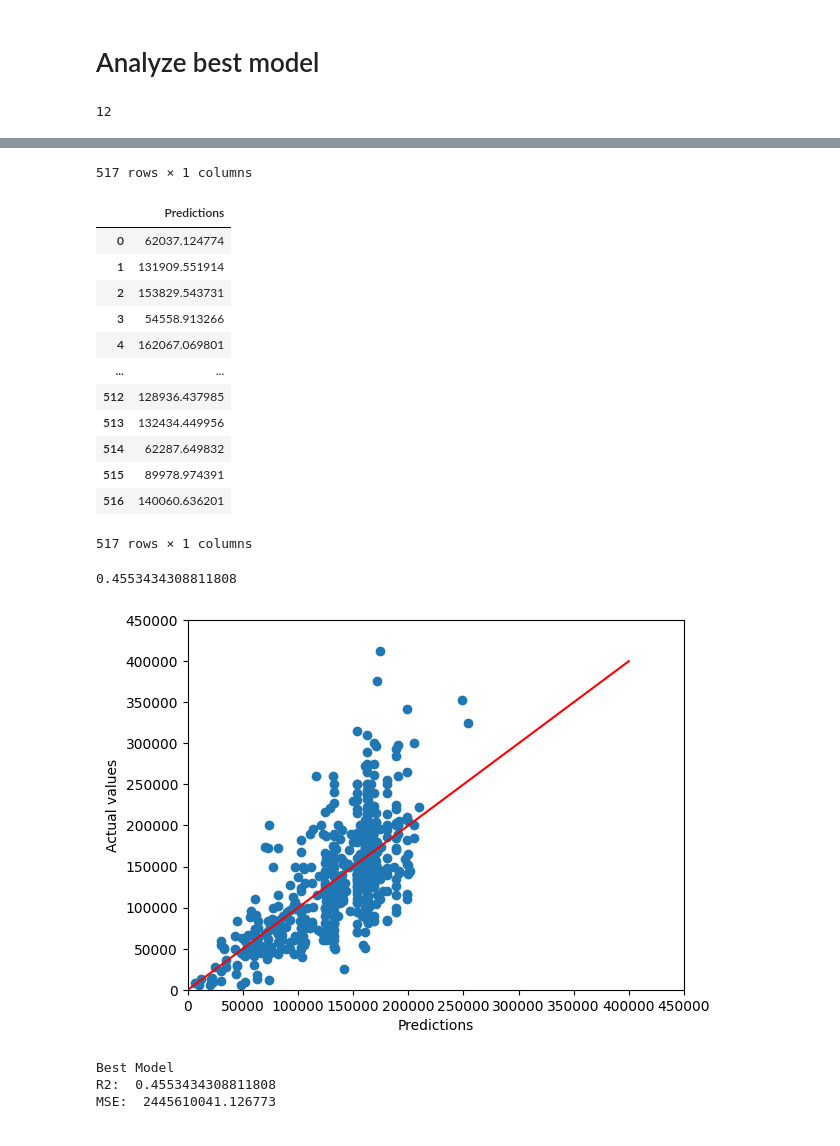
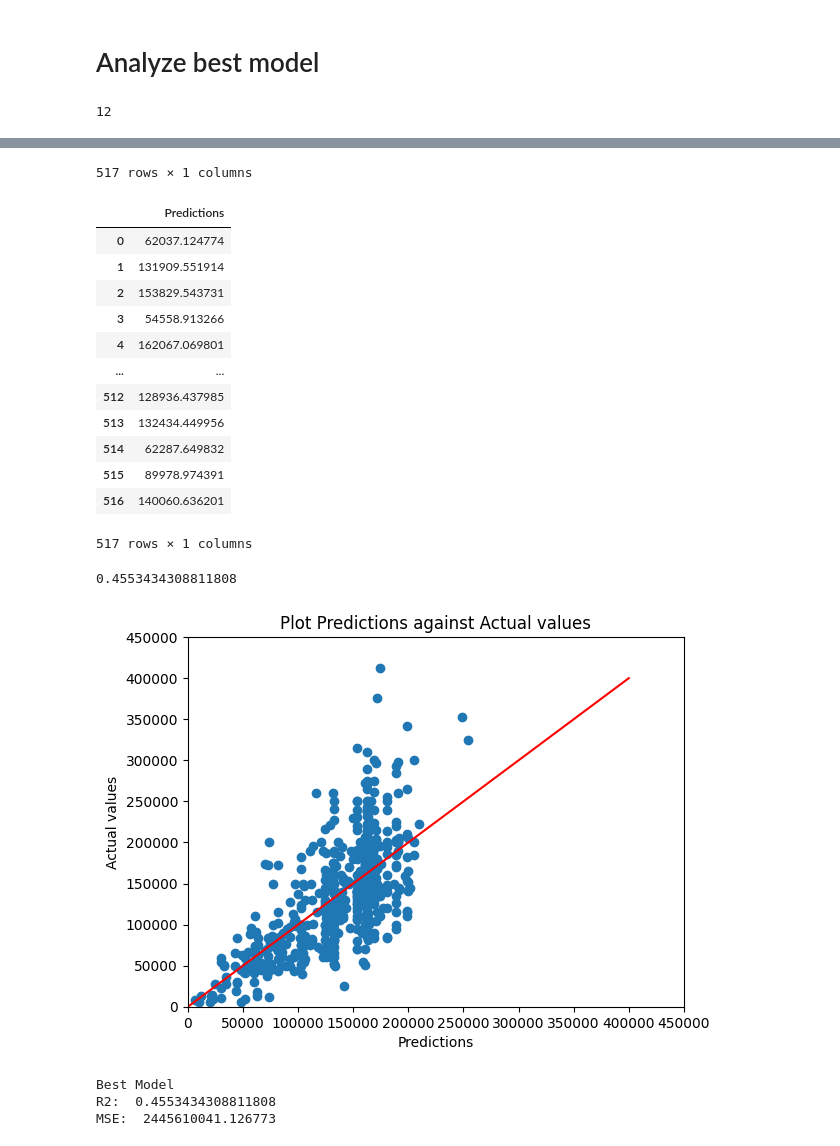
Before and after one commit to ueaul/data-mining-projekt, a Jupyter notebook: Notebooks/AllModels_strat.ipynb, the cells around one changed output, grey strips where cells are left out. Cells and saved outputs as stored; diff of their text form; code cells hidden in the pictures.

Commit message:
add title to scatter

```diff
--- a/Notebooks/AllModels_strat.ipynb
+++ b/Notebooks/AllModels_strat.ipynb
@@ -682,40 +682,41 @@ plt.scatter(data=compare_results, x="Predictions", y="salary_in_usd")
 # plt.scatter(data=compare_results2, x="Predictions", y="salary_in_usd")
 plt.xlim(0, 450000)
 plt.ylim(0, 450000)
+plt.title("Plot Predictions against Actual values")
 plt.xlabel("Predictions")
 plt.ylabel("Actual values")
 plt.show()
 # Check best model
 # %% [output]
 12
 |  | salary_in_usd |
 | 0 | 91237 |
 | 1 | 155000 |
 | 2 | 128875 |
 | 3 | 66022 |
 | 4 | 190000 |
 | ... | ... |
 | 512 | 60000 |
 | 513 | 72200 |
 | 514 | 12608 |
 | 515 | 95000 |
 | 516 | 140000 |
 517 rows × 1 columns
 |  | Predictions |
 | 0 | 62037.124774 |
 | 1 | 131909.551914 |
 | 2 | 153829.543731 |
 | 3 | 54558.913266 |
 | 4 | 162067.069801 |
 | ... | ... |
 | 512 | 128936.437985 |
 | 513 | 132434.449956 |
 | 514 | 62287.649832 |
 | 515 | 89978.974391 |
 | 516 | 140060.636201 |
 517 rows × 1 columns
 0.4553434308811808
-[figure, old version]
+[figure, new version]
 # %%
 from lime import lime_tabular
 import matplotlib.pyplot as plt
```
